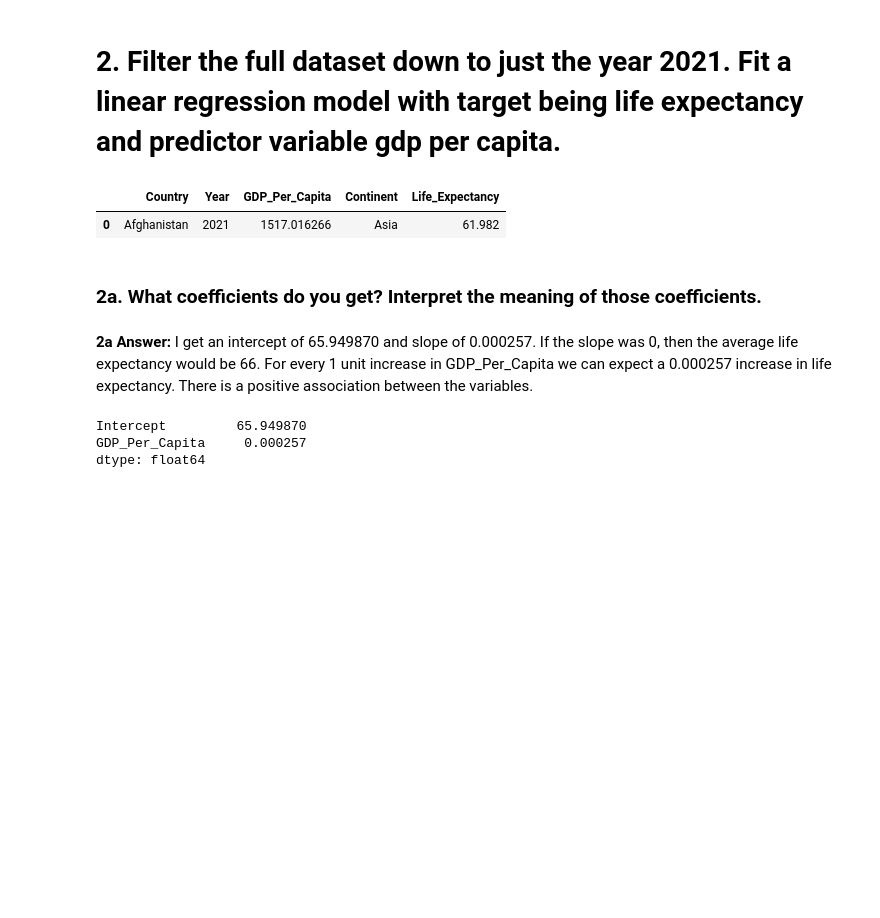
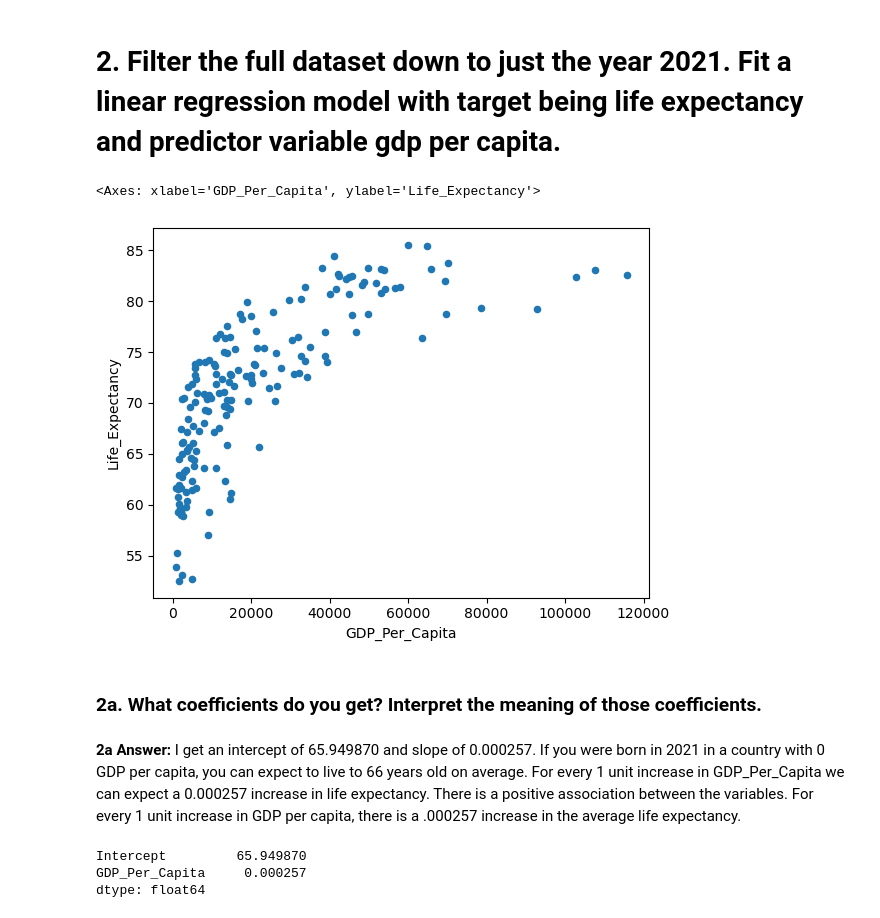
Before and after one commit to nss-data-science-cohort-8/un-linear-regression-BillyBrothers, a Jupyter notebook: notebooks/un_linear_regression.ipynb, the cells around one changed output. Drawn from its saved outputs; the diff is of its cells as text; code cells hidden in the pictures; blank space fills up the shorter version.

```diff
--- a/notebooks/un_linear_regression.ipynb
+++ b/notebooks/un_linear_regression.ipynb
@@ -109,16 +148,16 @@ lr_life_expectancy.rsquared
 # %%
 country_2021 = country.loc[country['Year'] == 2021]
 # %%
-country_2021.head(1)
+country_2021.plot(kind='scatter', x='GDP_Per_Capita', y='Life_Expectancy') # I am just inspecting the shape of the observations.
 # %% [output]
-|  | Country | Year | GDP_Per_Capita | Continent | Life_Expectancy |
-| 0 | Afghanistan | 2021 | 1517.016266 | Asia | 61.982 |
+<Axes: xlabel='GDP_Per_Capita', ylabel='Life_Expectancy'>
+[figure, added]
 # %%
 lr_life_expectancy_2021 = smf.ols('Life_Expectancy ~ GDP_Per_Capita', data=country_2021).fit()
 # %% [markdown]
 ### 2a. What coefficients do you get? Interpret the meaning of those coefficients.
 # %% [markdown]
-**2a Answer:** I get an intercept of 65.949870 and slope of 0.000257. If the slope was 0, then the average life expectancy would be 66. For every 1 unit increase in GDP_Per_Capita we can expect a 0.000257 increase in life expectancy. There is a positive association between the variables.
+**2a Answer:** I get an intercept of 65.949870 and slope of 0.000257. If you were born in 2021 in a country with 0 GDP per capita, you can expect to live to 66 years old on average. For every 1 unit increase in GDP_Per_Capita we can expect a 0.000257 increase in life expectancy. There is a positive association between the variables. For every 1 unit increase in GDP per capita, there is a .000257 increase in the average life expectancy.
 # %%
 lr_life_expectancy_2021.params
 # %% [output]
```
Also changed, not shown: parts of 45 cells of this notebook.
